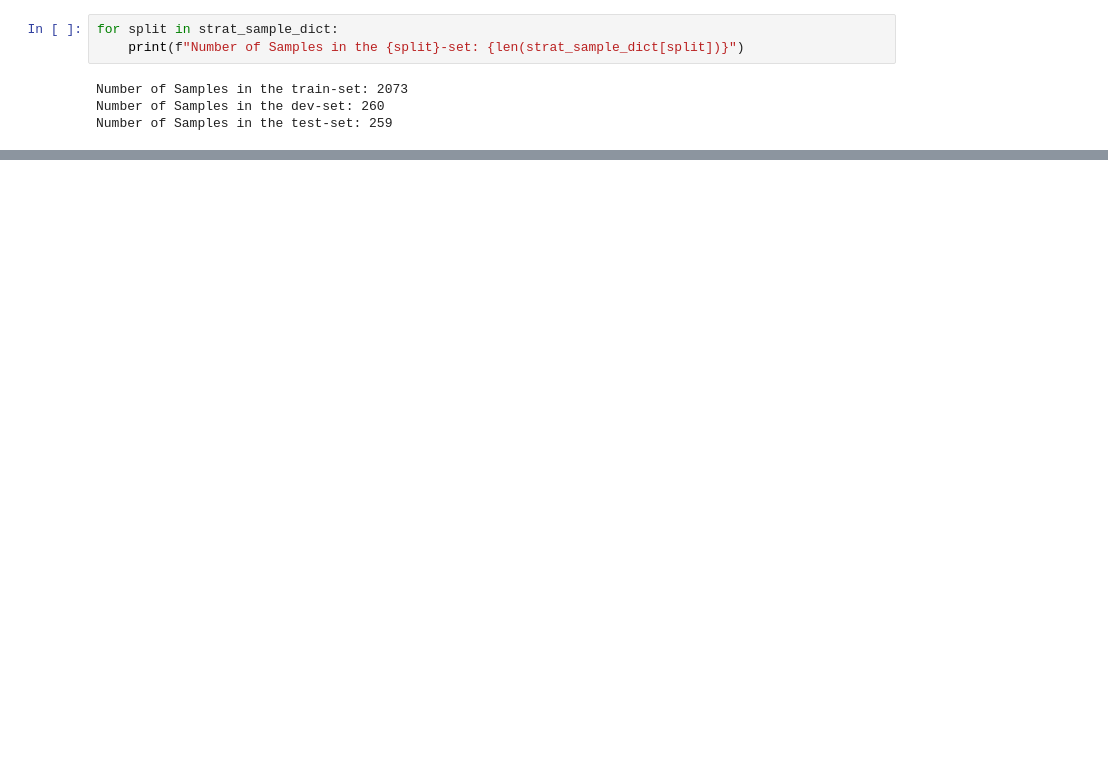
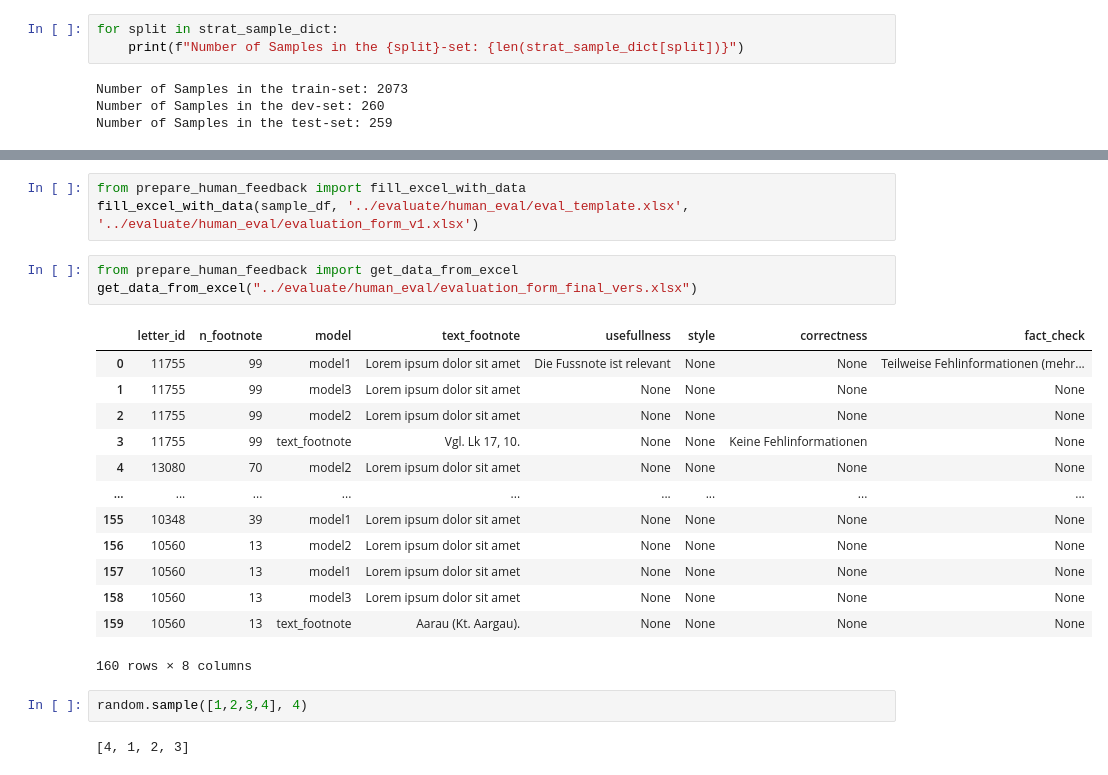
Before and after one commit to Boffl/BullingerDigitalLMFootnotes, a Jupyter notebook: data_analysis_and_preparation/prepare_data.ipynb, the cells around one changed output, grey strips where cells are left out. Saved outputs shown, nothing was run; the diff lists cells and outputs as text; blank space fills up the shorter version.

Commit message:
make human evaluation form excel sheet

```diff
--- a/data_analysis_and_preparation/prepare_data.ipynb
+++ b/data_analysis_and_preparation/prepare_data.ipynb
@@ -472,0 +539,24 @@ Number of Samples in the test-set: 259
+# %%
+from prepare_human_feedback import fill_excel_with_data
+fill_excel_with_data(sample_df, '../evaluate/human_eval/eval_template.xlsx', '../evaluate/human_eval/evaluation_form_v1.xlsx')
+# %%
+from prepare_human_feedback import get_data_from_excel
+get_data_from_excel("../evaluate/human_eval/evaluation_form_final_vers.xlsx")
+# %% [output]
+|  | letter_id | n_footnote | model | text_footnote | usefullness | style | correctness | fact_check |
+| 0 | 11755 | 99 | model1 | Lorem ipsum dolor sit amet | Die Fussnote ist relevant | None | None | Teilweise Fehlinformationen (mehr... |
+| 1 | 11755 | 99 | model3 | Lorem ipsum dolor sit amet | None | None | None | None |
+| 2 | 11755 | 99 | model2 | Lorem ipsum dolor sit amet | None | None | None | None |
+| 3 | 11755 | 99 | text_footnote | Vgl. Lk 17, 10. | None | None | Keine Fehlinformationen | None |
+| 4 | 13080 | 70 | model2 | Lorem ipsum dolor sit amet | None | None | None | None |
+| ... | ... | ... | ... | ... | ... | ... | ... | ... |
+| 155 | 10348 | 39 | model1 | Lorem ipsum dolor sit amet | None | None | None | None |
+| 156 | 10560 | 13 | model2 | Lorem ipsum dolor sit amet | None | None | None | None |
+| 157 | 10560 | 13 | model1 | Lorem ipsum dolor sit amet | None | None | None | None |
+| 158 | 10560 | 13 | model3 | Lorem ipsum dolor sit amet | None | None | None | None |
+| 159 | 10560 | 13 | text_footnote | Aarau (Kt. Aargau). | None | None | None | None |
+160 rows × 8 columns
+# %%
+random.sample([1,2,3,4], 4)
+# %% [output]
+[4, 1, 2, 3]
```
Also changed, not shown: parts of 8 cells of this notebook, 4 other files.
